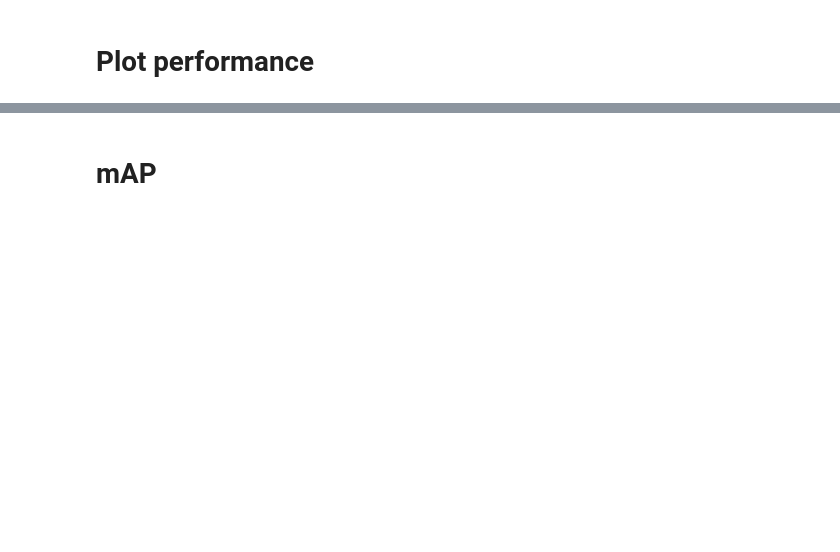
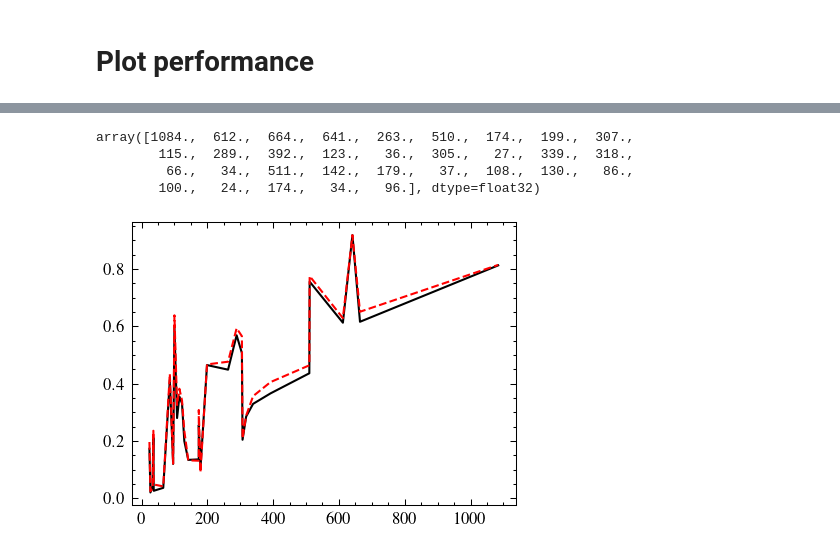
Before and after one commit to kobybibas/cactus, a Jupyter notebook: notebooks/evaluate_model.ipynb, the cells around one changed output, grey strips where cells are left out. Drawn from its saved outputs; the diff is of its cells as text; code cells hidden in the pictures; blank space fills up the shorter version.

```diff
--- a/notebooks/evaluate_model.ipynb
+++ b/notebooks/evaluate_model.ipynb
@@ -291,2 +77,0 @@ for metric_name, single_metric_res_dict in metric_res_dicts.items():
-# %% [markdown]
-# mAP
@@ -366,0 +78,30 @@ print(df.round(2))
+# %%
+path0 = '/home/ubuntu/cactus/outputs/pinterest/train_model_multirun_20220108_093359/9_cf_weight=0.0_labeled_ratio=1.0'
+path1 = '/home/ubuntu/cactus/outputs/pinterest/train_model_multirun_20220108_090451/9_cf_weight=5.0_labeled_ratio=1.0'
+
+labels = np.load(osp.join(path0, "labels.npy"))
+
+preds_a = np.load(osp.join(path0, "preds.npy"))
+preds_b = np.load(osp.join(path1, "preds.npy"))
+# %%
+num_samples = labels.sum(axis=0)
+num_samples
+# %% [output]
+array([1084.,  612.,  664.,  641.,  263.,  510.,  174.,  199.,  307.,
+        115.,  289.,  392.,  123.,   36.,  305.,   27.,  339.,  318.,
+         66.,   34.,  511.,  142.,  179.,   37.,  108.,  130.,   86.,
+        100.,   24.,  174.,   34.,   96.], dtype=float32)
+# %%
+from sklearn.metrics import average_precision_score
+ap_a = average_precision_score(labels,preds_a,average=None)
+ap_b = average_precision_score(labels,preds_b,average=None)
+idxs = np.argsort(num_samples)
+ap_a = ap_a[idxs]
+ap_b = ap_b[idxs]
+# %%
+fig, ax= plt.subplots(1,1,dpi=150)
+plt.plot(num_samples[idxs],ap_a, label='Baseline')
+plt.plot(num_samples[idxs],ap_b, label='With CF')
+plt.show()
+# %% [output]
+[figure, added]
```
Also changed, not shown: parts of 22 cells of this notebook, 8 other files.
